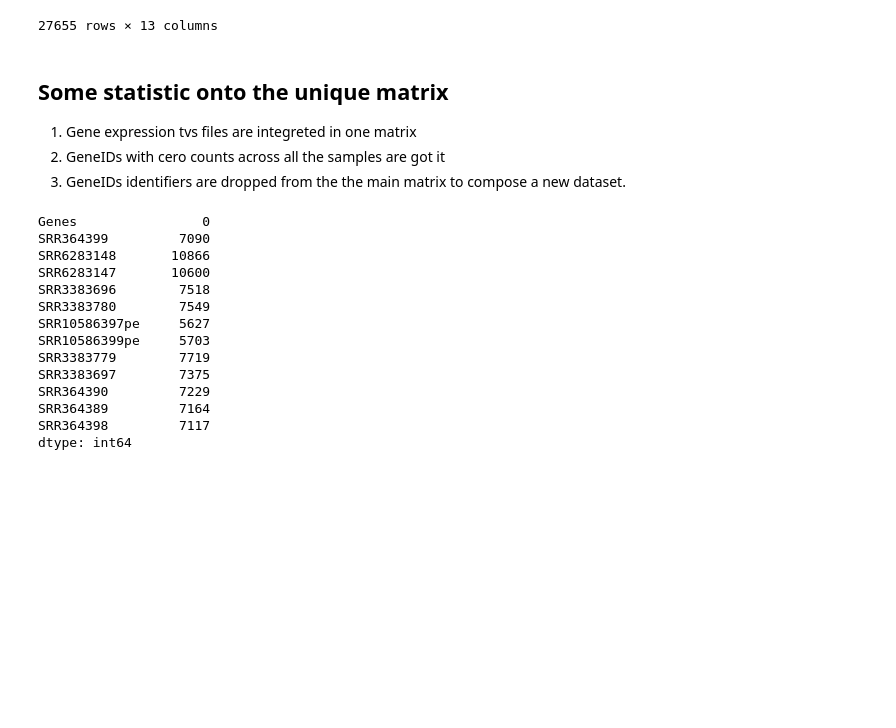
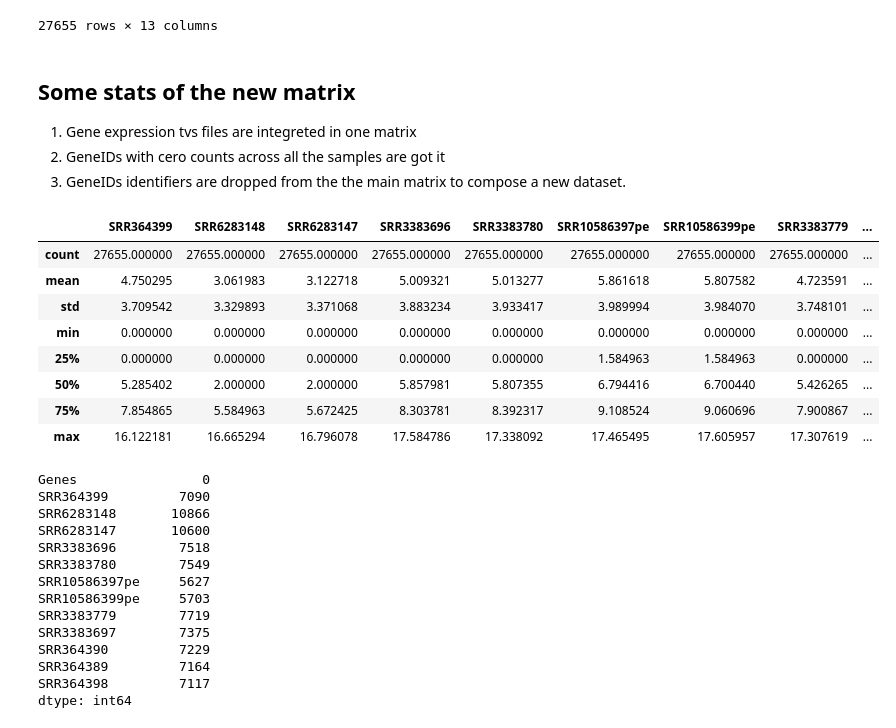
Before and after one commit to cyntsc/meta-xtrome-analysis, a Jupyter notebook: notebooks/3_merge_dataframes_infect.ipynb, the cells around one changed output. Cells and saved outputs as stored; diff of their text form; code cells hidden in the pictures; blank space fills up the shorter version.

```diff
--- a/notebooks/3_merge_dataframes_infect.ipynb
+++ b/notebooks/3_merge_dataframes_infect.ipynb
@@ -83,7 +83,7 @@ for file in all_files:
             df1=df1.merge(df2,on=['Genes'],how='left')
 
     ## Send the concatenated matrix to all_Log2.csv for a statistical further analysis
-    df1.to_csv('all_samples_log2.csv', sep='\t', index=True)
+    #df1.to_csv('all_samples_log2.csv', sep='\t', index=True)
 # %%
 df1
 # %% [output]
@@ -101,11 +101,23 @@ df1
 | 27654 | ATMG01410 | 4.247928 | 1.584963 | 1.000000 | 2.807355 | 2.584963 | 1.000000 | 0.000000 | ... |
 27655 rows × 13 columns
 # %% [markdown]
-## Some statistic onto the unique matrix
+## Some stats of the new matrix
 
 1) Gene expression tvs files are integreted in one matrix<br>
 2) GeneIDs with cero counts across all the samples are got it<br>
 3) GeneIDs identifiers are dropped from the the main matrix to compose a new dataset. <br>
+# %%
+df1.describe()
+# %% [output]
+|  | SRR364399 | SRR6283148 | SRR6283147 | SRR3383696 | SRR3383780 | SRR10586397pe | SRR10586399pe | SRR3383779 | ... |
+| count | 27655.000000 | 27655.000000 | 27655.000000 | 27655.000000 | 27655.000000 | 27655.000000 | 27655.000000 | 27655.000000 | ... |
+| mean | 4.750295 | 3.061983 | 3.122718 | 5.009321 | 5.013277 | 5.861618 | 5.807582 | 4.723591 | ... |
+| std | 3.709542 | 3.329893 | 3.371068 | 3.883234 | 3.933417 | 3.989994 | 3.984070 | 3.748101 | ... |
+| min | 0.000000 | 0.000000 | 0.000000 | 0.000000 | 0.000000 | 0.000000 | 0.000000 | 0.000000 | ... |
+| 25% | 0.000000 | 0.000000 | 0.000000 | 0.000000 | 0.000000 | 1.584963 | 1.584963 | 0.000000 | ... |
+| 50% | 5.285402 | 2.000000 | 2.000000 | 5.857981 | 5.807355 | 6.794416 | 6.700440 | 5.426265 | ... |
+| 75% | 7.854865 | 5.584963 | 5.672425 | 8.303781 | 8.392317 | 9.108524 | 9.060696 | 7.900867 | ... |
+| max | 16.122181 | 16.665294 | 16.796078 | 17.584786 | 17.338092 | 17.465495 | 17.605957 | 17.307619 | ... |
 # %%
 #Check number of zeros by sample
 df1.isin([0]).sum()
```
Also changed, not shown: parts of 5 cells of this notebook, 7 other files.
